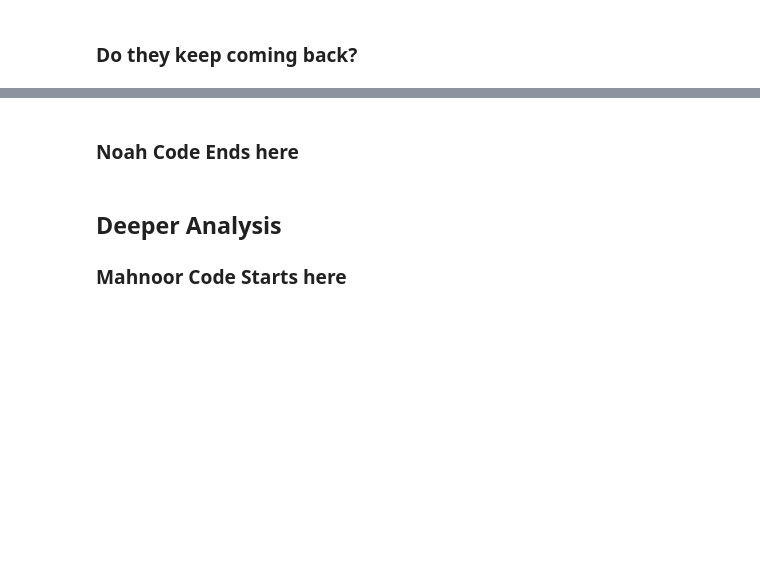
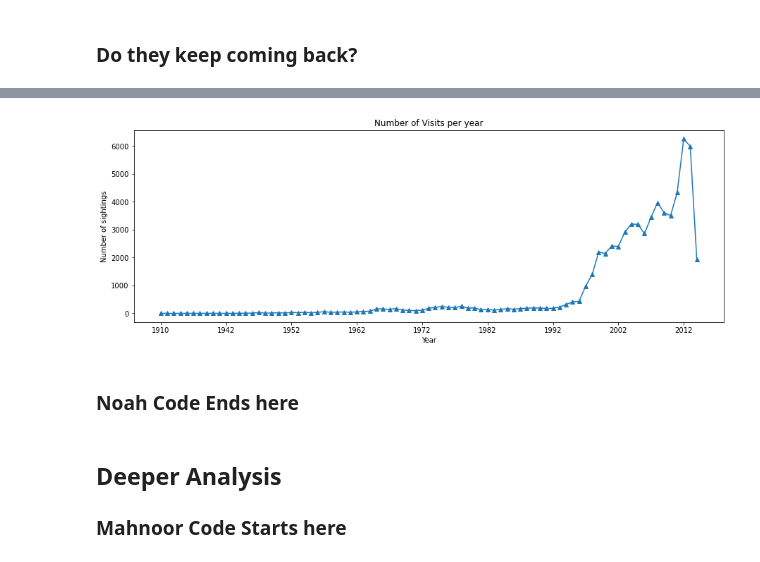
Before and after one commit to NoahLeVoir/UMN-DVA-Project-1-Team-7, a Jupyter notebook: Aliens_Analysis.ipynb, the cells around one changed output, grey strips where cells are left out. Saved outputs shown, nothing was run; the diff lists cells and outputs as text; code cells hidden in the pictures; blank space fills up the shorter version.

```diff
--- a/Aliens_Analysis.ipynb
+++ b/Aliens_Analysis.ipynb
@@ -164,0 +306,7 @@ fig
+# %%
+calendar = us_ufo_data["date"].str.split("/", n = 2, expand = True)
+us_ufo_data["day"] = calendar[0]
+us_ufo_data["month"] = calendar[1]
+us_ufo_data["year"] = calendar[2]
+
+us_ufo_data.head()
@@ -164,0 +320,8 @@ fig
+# %%
+year_group = us_ufo_data.groupby("year")
+
+years = us_ufo_data["year"].unique()
+years.sort()
+
+visits_per_year = year_group["year"].count()
+visits_per_year
@@ -165,3 +342,23 @@ fig
+# %%
+plt.figure(figsize = (15, 5))
+
+# Scatter plot to see if the time of day has any correlation with total number of visits
+
+plt.plot(years, visits_per_year, marker = "^")
+
+
+# Arrange tick labels
+plt.xticks(np.arange(0, 84, 10))
+
+# Set the title and x and y labels of the plot
+plt.title("Number of Visits per year")
+plt.xlabel("Year")
+plt.ylabel("Number of sightings")
+
+# Best practice to use plt.show()
+plt.show()
+# %% [output]
+[figure, added]
 # %% [markdown]
 ### Noah Code Ends here
 # %% [markdown]
```
Also changed, not shown: parts of 28 cells of this notebook.
